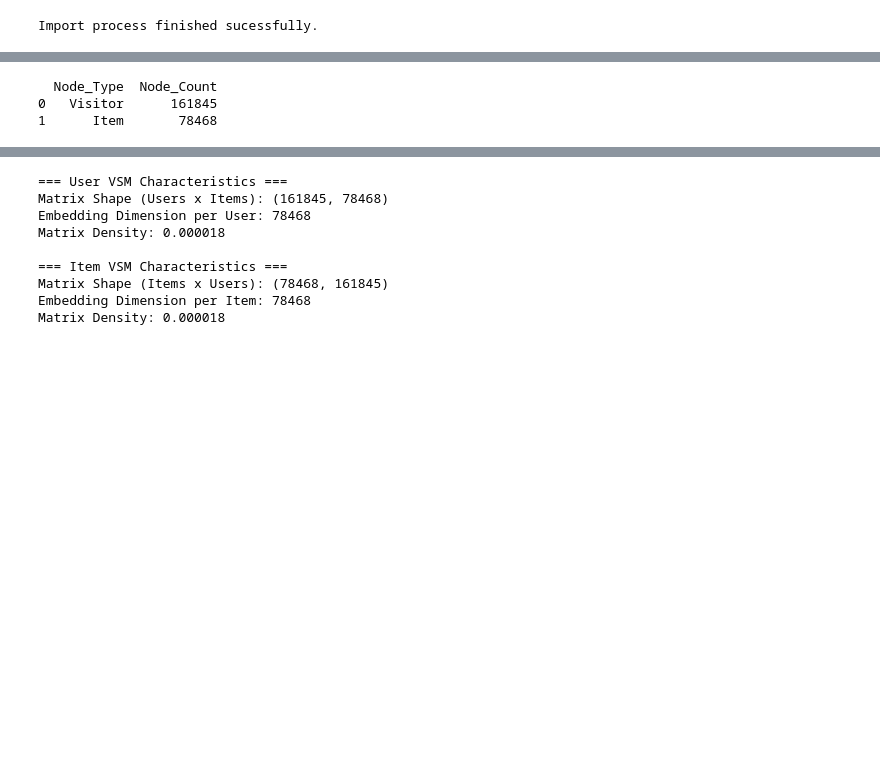
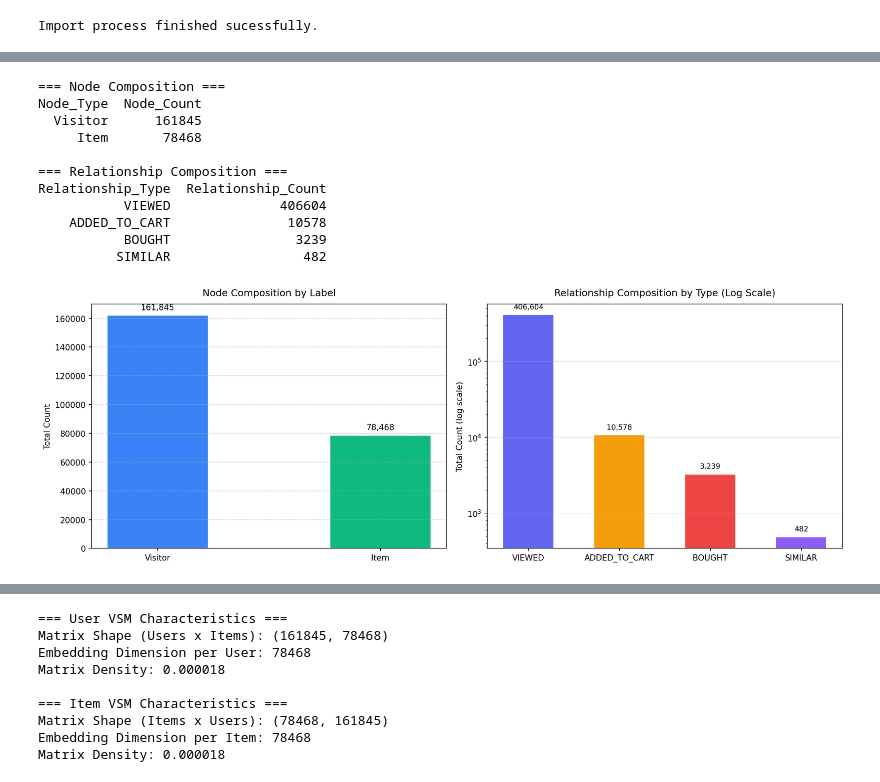
Before and after one commit to kiuyha/GSD_UTS, a Jupyter notebook: notebook.ipynb, the cells around one changed output, grey strips where cells are left out. Drawn from its saved outputs; the diff is of its cells as text; code cells hidden in the pictures; blank space fills up the shorter version.

```diff
--- a/notebook.ipynb
+++ b/notebook.ipynb
@@ -126,14 +183,63 @@ Import process finished sucessfully.
 # %%
 with driver.session(database="RetailRocket") as session:
-    records = session.run("""
+    # 1. Query Node Composition
+    node_records = session.run("""
     MATCH (n)
     RETURN labels(n)[0] AS Node_Type, count(n) AS Node_Count
     ORDER BY Node_Count DESC
     """)
-    df_composition = pd.DataFrame([dict(record) for record in records])
-    print(df_composition)
+    df_nodes = pd.DataFrame([dict(r) for r in node_records])
+
+    # 2. Query Relationship Composition
+    rel_records = session.run("""
+    MATCH ()-[r]->()
+    RETURN type(r) AS Relationship_Type, count(r) AS Relationship_Count
+    ORDER BY Relationship_Count DESC
+    """)
+    df_rels = pd.DataFrame([dict(r) for r in rel_records])
+
+print("=== Node Composition ===")
+print(df_nodes.to_string(index=False))
+
+print("\n=== Relationship Composition ===")
+print(df_rels.to_string(index=False))
+
+# Visualization: Subgraph Composition
+fig, axes = plt.subplots(1, 2, figsize=(14, 5))
+
+# Plot 1: Node Distribution
+bars1 = axes[0].bar(df_nodes['Node_Type'], df_nodes['Node_Count'], color=['#3b82f6', '#10b981'], width=0.45)
+axes[0].set_title('Node Composition by Label', fontsize=12, pad=10)
+axes[0].set_ylabel('Total Count', fontsize=10)
+axes[0].grid(axis='y', linestyle='--', alpha=0.5)
+for bar in bars1:
+    h = bar.get_height()
+    axes[0].text(bar.get_x() + bar.get_width()/2.0, h + 3000, f'{h:,}', ha='center', va='bottom', fontsize=10)
+
+# Plot 2: Relationship Distribution (Log Scale for Funnel Visibility)
+colors = ['#6366f1', '#f59e0b', '#ef4444', '#8b5cf6']
+bars2 = axes[1].bar(df_rels['Relationship_Type'], df_rels['Relationship_Count'], color=colors[:len(df_rels)], width=0.55)
+axes[1].set_title('Relationship Composition by Type (Log Scale)', fontsize=12, pad=10)
+axes[1].set_ylabel('Total Count (log scale)', fontsize=10)
+axes[1].set_yscale('log')
+axes[1].grid(axis='y', linestyle='--', alpha=0.5)
+for bar in bars2:
+    h = bar.get_height()
+    axes[1].text(bar.get_x() + bar.get_width()/2.0, h * 1.15, f'{h:,}', ha='center', va='bottom', fontsize=9)
+
+plt.tight_layout()
+plt.show()
 # %% [output]
-  Node_Type  Node_Count
-0   Visitor      161845
-1      Item       78468
+=== Node Composition ===
+Node_Type  Node_Count
+  Visitor      161845
+     Item       78468
+
+=== Relationship Composition ===
+Relationship_Type  Relationship_Count
+           VIEWED              406604
+    ADDED_TO_CART               10578
+           BOUGHT                3239
+          SIMILAR                 482
+[figure, added]
 # %% [markdown]
```
Also changed, not shown: parts of 24 cells of this notebook, 4 other files.
